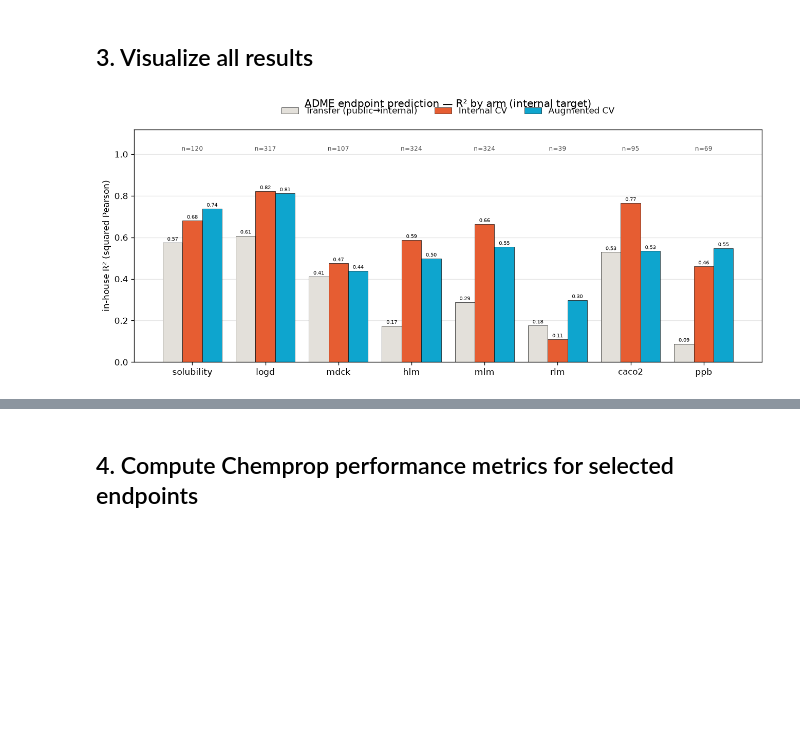
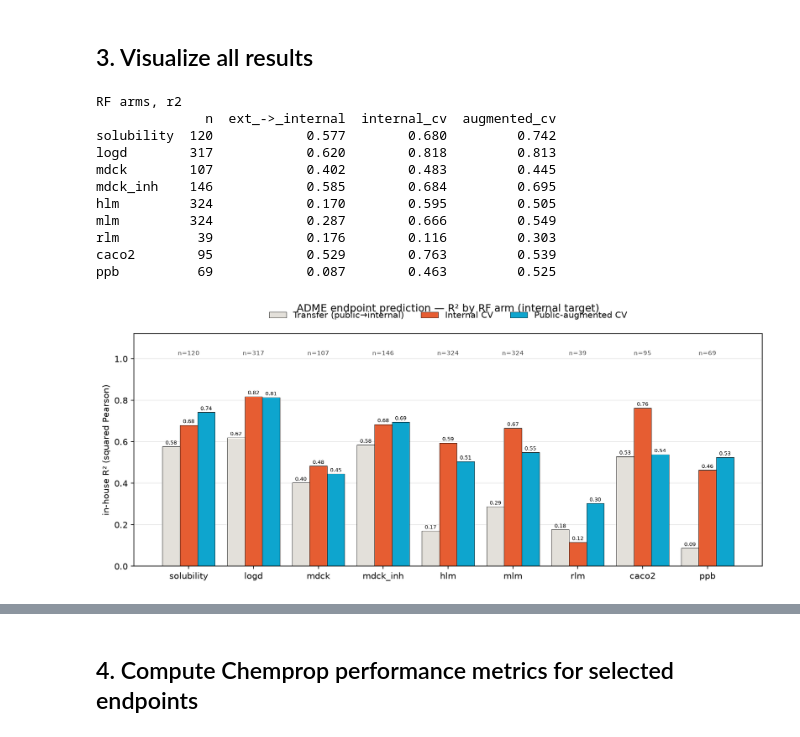
Before and after one commit to gtamo39/ADME_ML, a Jupyter notebook: vignettes/Multitask_adme_preds.ipynb, the cells around one changed output, grey strips where cells are left out. Drawn from its saved outputs; the diff is of its cells as text; code cells hidden in the pictures; blank space fills up the shorter version.

Commit message:
added mdck inh and models updates

```diff
--- a/vignettes/Multitask_adme_preds.ipynb
+++ b/vignettes/Multitask_adme_preds.ipynb
@@ -219,7 +223,7 @@ output          = OUTPUT(params) #_> output.cfg (RF_SINGLETASK), output.model (c
 
 ## data — internal experimental CDD pull (see python/ADME_build_ML.py:DATA); overwrite=True re-pulls from CDD Vault + re-caches
 data = DATA()
-data.load_df_internal_exp_all(params) #_> data.df_internal_exp_all (raw CDD pull: 1 row/compound, every endpoint col) + data.params
+data.load_df_internal_exp_all(params,overwrite=False) #_> data.df_internal_exp_all (raw CDD pull: 1 row/compound, every endpoint col) + data.params
 data.load_combine_dfs(params)         #_> data.dfs[<ep>] (per-endpoint long: compound/smiles/label/source/origin) + data.df_all (WIDE: 1 row/compound x 8 endpoint label cols, modelling space)
 data.build_MF_features(params, type='H237', date='20260824') #_> data.MF_features['all'] (compound + 4469 H237 features, incl. the 200 DS_ cols) -> output/features/<date>_MF_features.parquet
 # %% [output]
@@ -237,11 +242,11 @@ data.build_MF_features(params, type='H237', date='20260824') #_> data.MF_feature
 # %% [markdown]
 ## 1. Compute RF performance metrics for all endpoints
 # %%
-endpoints = ['solubility','logd','hlm','mlm','rlm','caco2','mdck','ppb']
+endpoints = list(params.ADME_ENDPOINTS)   # every config endpoint, mdck_inh included
 for k in endpoints:
     data.build_ML_data_RF(params, k=k)
     assert stats_tools.check_ML_data(data.ML_data[k], extra_meta_cols=('source', 'origin'),verbose=False)
-    data.get_internal_public_sets(k, min_n=1000)
+    data.get_internal_public_sets(k, min_n=params.PUBLIC_ORIGIN_MIN_N)
     data.select_best_combo_and_update(params, k)   # combo = BEST_PUBLIC[k] origins present in data.origins
 
     METRICS_PKL = os.path.join(params.METRICS_PKL_RF_DIR, k + '.pkl')
@@ -287,10 +293,10 @@ len(set(cmps))
 # %% [markdown]
 ## 2. Individual visualization of RF analysis results
 # %%
-k        = ['solubility', 'logd', 'mdck', 'hlm', 'mlm', 'rlm', 'caco2', 'ppb'][2]
+k        = ['solubility', 'logd', 'mdck', 'hlm', 'mlm', 'rlm', 'caco2', 'ppb', 'mdck_inh'][2]
 data.build_ML_data_RF(params, k=k)
 assert stats_tools.check_ML_data(data.ML_data[k], extra_meta_cols=('source', 'origin'),verbose=False)
-data.get_internal_public_sets(k, min_n=1000)
+data.get_internal_public_sets(k, min_n=params.PUBLIC_ORIGIN_MIN_N)
 data.select_best_combo_and_update(params, k)   # combo = BEST_PUBLIC[k] origins present in data.origins
 
 METRICS_PKL = os.path.join(params.METRICS_PKL_RF_DIR, k + '.pkl')
@@ -431,50 +410,25 @@ $$\hat\sigma_i = \max(a + b\,s_i,\, 0)
 # %% [markdown]
 ## 3. Visualize all results
 # %%
-## visualize transfer, internal cv and augmented cv:
-ks = ['solubility', 'logd', 'mdck', 'hlm', 'mlm', 'rlm', 'caco2', 'ppb']
-
-## choose the metric: 'r2' = squared Pearson (affine-invariant) | 'r2det' = coefficient of determination (calibration-sensitive)
-METRIC = 'r2'
-_ML = {'r2': 'in-house R² (squared Pearson)', 'r2det': 'in-house R²det (coefficient of determination)'}
-_MT = {'r2': 'R²', 'r2det': 'R²det'}
-
-## three arms to compare: (arm key in metrics_results, legend label, SERAC color)
-arms = [('ext_->_internal', 'Transfer (public→internal)', SERAC_C['paper']),
-        ('internal_cv',      'Internal CV',                SERAC_C['ember']),
-        ('augmented_cv',     'Augmented CV',               SERAC_C['azure'])]
-
-## chosen metric per endpoint x arm + the internal test size (same across arms)
-r2 = {a: [output.metrics_results[k].get(a + '_metrics', {}).get(METRIC, np.nan) for k in ks] for a, _, _ in arms}
-ns = [output.metrics_results[k].get('internal_cv_metrics', {}).get('n_test', 0) for k in ks]
-
-## R2det can be strongly negative (uncalibrated arms) -> adaptive limits; R2 keeps the fixed 0-1.12 frame
-_vals = [v for a in r2 for v in r2[a] if np.isfinite(v)]
-if METRIC == 'r2':
-    _lo, _hi, _ny = 0.0, 1.12, 1.01
-else:
-    _vmin, _vmax = min(_vals), max(_vals); _pad = 0.14 * (_vmax - _vmin)
-    _lo, _hi = min(0.0, _vmin) - 0.4 * _pad, _vmax + 1.6 * _pad
-    _ny = _vmax + 0.35 * _pad
-
-x = np.arange(len(ks)); w = 0.27
-fig, ax = plt.subplots(figsize=(11, 4.8), dpi=120)
-## one value-labeled bar group per arm
-for i, (a, label, color) in enumerate(arms):
-    bars = ax.bar(x + (i - 1) * w, r2[a], w, label=label, color=color, edgecolor='black', linewidth=0.4)
-    ax.bar_label(bars, fmt='%.2f', fontsize=6, padding=1)
-## zero reference line whenever bars go below it
-if _lo < 0:
-    ax.axhline(0, color='#444', lw=0.8, zorder=1)
-## internal test size on top of each endpoint
-for xi, n in zip(x, ns):
-    ax.text(xi, _ny, f'n={int(n)}', ha='center', va='bottom', fontsize=7, color='#444')
-ax.set_xticks(x); ax.set_xticklabels(ks)
-ax.set_ylabel(_ML[METRIC]); ax.set_ylim(_lo, _hi)
-ax.set_title(f'ADME endpoint prediction — {_MT[METRIC]} by arm (internal target)', pad=26)
-ax.legend(frameon=False, ncol=3, loc='upper center', bbox_to_anchor=(0.5, 1.13))
-ax.grid(axis='y', alpha=0.3); ax.set_axisbelow(True)
-plt.tight_layout(); plt.show()
+## RF-only bar summary — transfer / internal CV / public-augmented CV, one model family
+# the figure lives in python/functions.py; the RF+CP+near-shell contest is the cell further down.
+METRIC = 'r2'   # 'r2' = squared Pearson (affine-invariant) | 'r2det' = coeff. of determination
+# dpi is the save switch: None shows the figure and writes NO file; set e.g. dpi=150 to export the png
+fig, _rf_df = fn.plot_bar_summary_RF_all_endpoints(
+    params.METRICS_PKL_RF_DIR, params, metric=METRIC,
+    rf_results=output.metrics_results, out_png=None, dpi=None)
+plt.show()
 # %% [output]
+RF arms, r2
+              n  ext_->_internal  internal_cv  augmented_cv
+solubility  120            0.577        0.680         0.742
+logd        317            0.620        0.818         0.813
+mdck        107            0.402        0.483         0.445
+mdck_inh    146            0.585        0.684         0.695
+hlm         324            0.170        0.595         0.505
+mlm         324            0.287        0.666         0.549
+rlm          39            0.176        0.116         0.303
+caco2        95            0.529        0.763         0.539
+ppb          69            0.087        0.463         0.525
-[figure, old version]
+[figure, new version]
 # %%
```
Also changed, not shown: parts of 20 cells of this notebook, 9 other files.
